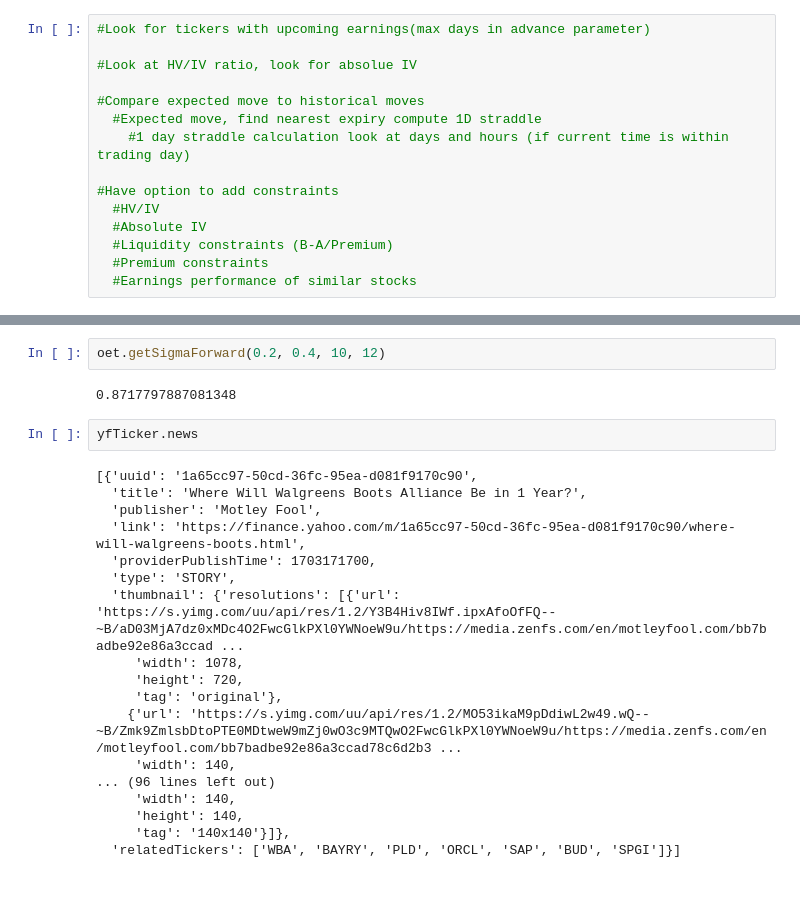
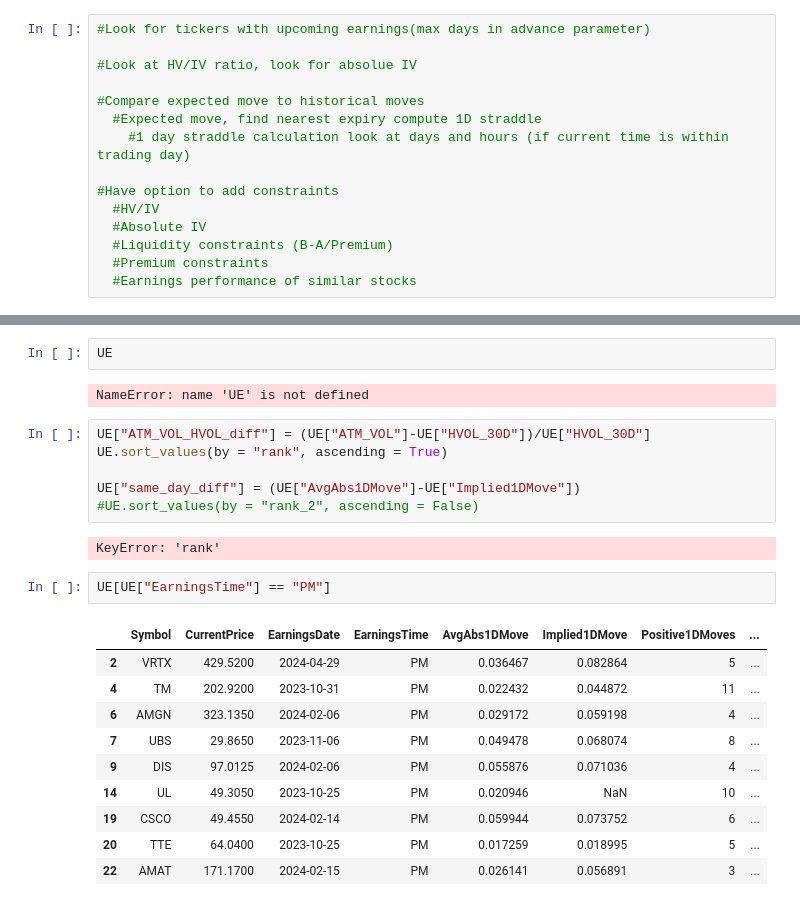
Before and after one commit to grantlaucc/OptionsEarningsScreen, a Jupyter notebook: OptionsEarningsScreen/Options_Earnings_Screen_Grant.ipynb, the cells around one changed output, grey strips where cells are left out. Cells and saved outputs as stored; diff of their text form.

```diff
--- a/OptionsEarningsScreen/Options_Earnings_Screen_Grant.ipynb
+++ b/OptionsEarningsScreen/Options_Earnings_Screen_Grant.ipynb
@@ -176,24 +64,25 @@ earningsCalendar
-# %%
-oet.getSigmaForward(0.2, 0.4, 10, 12)
-# %% [output]
-0.8717797887081348
-# %%
-yfTicker.news
-# %% [output]
-[{'uuid': '1a65cc97-50cd-36fc-95ea-d081f9170c90',
-  'title': 'Where Will Walgreens Boots Alliance Be in 1 Year?',
-  'publisher': 'Motley Fool',
-  'link': 'https://finance.yahoo.com/m/1a65cc97-50cd-36fc-95ea-d081f9170c90/where-will-walgreens-boots.html',
-  'providerPublishTime': 1703171700,
-  'type': 'STORY',
-  'thumbnail': {'resolutions': [{'url': 'https://s.yimg.com/uu/api/res/1.2/Y3B4Hiv8IWf.ipxAfoOfFQ--~B/aD03MjA7dz0xMDc4O2FwcGlkPXl0YWNoeW9u/https://media.zenfs.com/en/motleyfool.com/bb7badbe92e86a3ccad ...
-     'width': 1078,
-     'height': 720,
-     'tag': 'original'},
-    {'url': 'https://s.yimg.com/uu/api/res/1.2/MO53ikaM9pDdiwL2w49.wQ--~B/Zmk9ZmlsbDtoPTE0MDtweW9mZj0wO3c9MTQwO2FwcGlkPXl0YWNoeW9u/https://media.zenfs.com/en/motleyfool.com/bb7badbe92e86a3ccad78c6d2b3 ...
-     'width': 140,
-... (96 lines left out)
-     'width': 140,
-     'height': 140,
-     'tag': '140x140'}]},
-  'relatedTickers': ['WBA', 'BAYRY', 'PLD', 'ORCL', 'SAP', 'BUD', 'SPGI']}]
+# %%
+UE
+# %% [output]
+NameError: name 'UE' is not defined
+# %%
+UE["ATM_VOL_HVOL_diff"] = (UE["ATM_VOL"]-UE["HVOL_30D"])/UE["HVOL_30D"]
+UE.sort_values(by = "rank", ascending = True)
+
+UE["same_day_diff"] = (UE["AvgAbs1DMove"]-UE["Implied1DMove"])
+#UE.sort_values(by = "rank_2", ascending = False)
+# %% [output]
+KeyError: 'rank'
+# %%
+UE[UE["EarningsTime"] == "PM"]
+# %% [output]
+|  | Symbol | CurrentPrice | EarningsDate | EarningsTime | AvgAbs1DMove | Implied1DMove | Positive1DMoves | ... |
+| 2 | VRTX | 429.5200 | 2024-04-29 | PM | 0.036467 | 0.082864 | 5 | ... |
+| 4 | TM | 202.9200 | 2023-10-31 | PM | 0.022432 | 0.044872 | 11 | ... |
+| 6 | AMGN | 323.1350 | 2024-02-06 | PM | 0.029172 | 0.059198 | 4 | ... |
+| 7 | UBS | 29.8650 | 2023-11-06 | PM | 0.049478 | 0.068074 | 8 | ... |
+| 9 | DIS | 97.0125 | 2024-02-06 | PM | 0.055876 | 0.071036 | 4 | ... |
+| 14 | UL | 49.3050 | 2023-10-25 | PM | 0.020946 | NaN | 10 | ... |
+| 19 | CSCO | 49.4550 | 2024-02-14 | PM | 0.059944 | 0.073752 | 6 | ... |
+| 20 | TTE | 64.0400 | 2023-10-25 | PM | 0.017259 | 0.018995 | 5 | ... |
+| 22 | AMAT | 171.1700 | 2024-02-15 | PM | 0.026141 | 0.056891 | 3 | ... |
```
Also changed, not shown: parts of 11 cells of this notebook.
